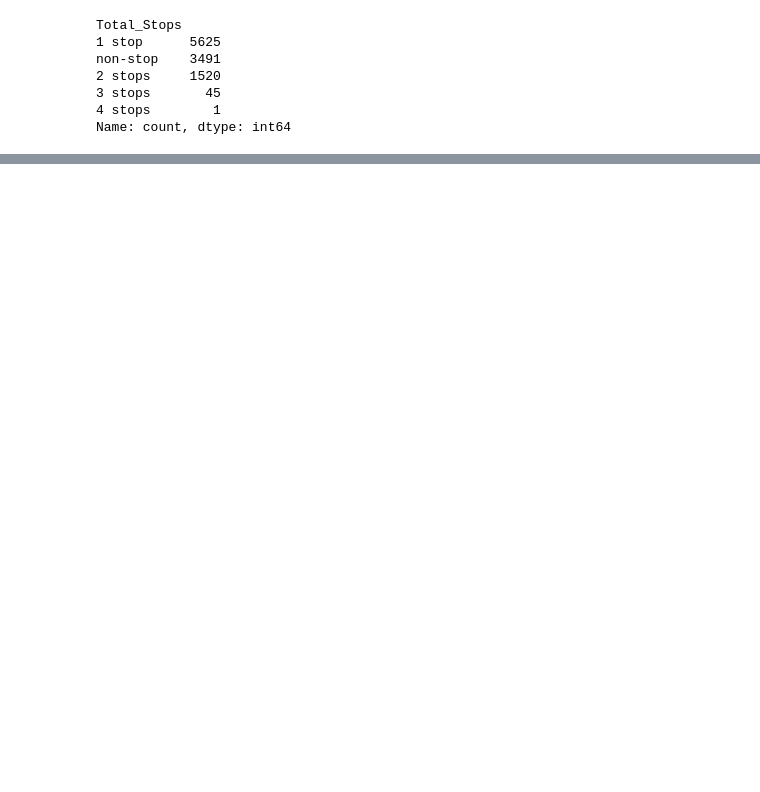
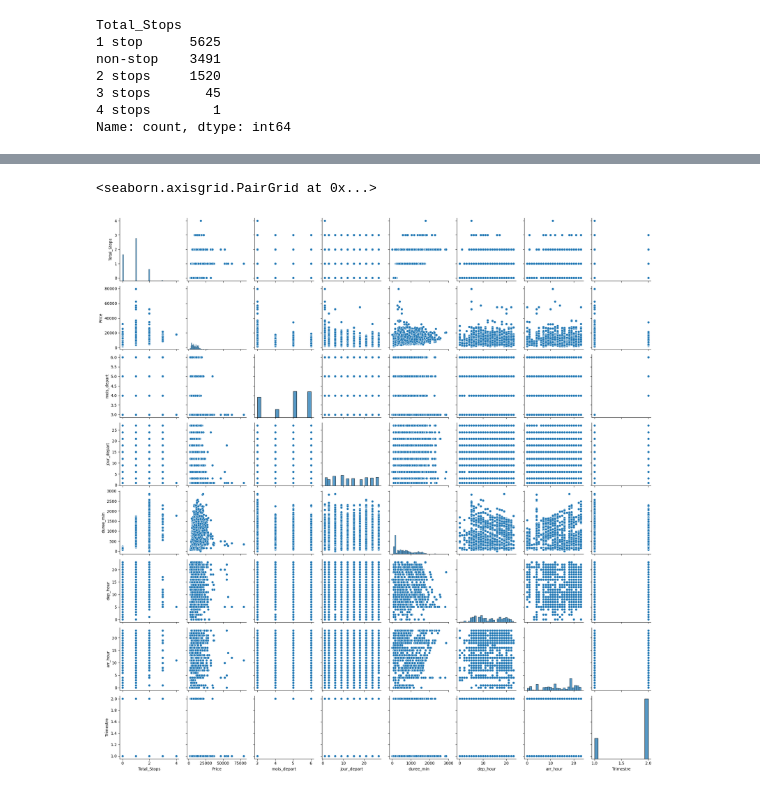
Before and after one commit to IsmaelPami/projet_data_science, a Jupyter notebook: projet.ipynb, the cells around one changed output, grey strips where cells are left out. Cells and saved outputs as stored; diff of their text form; code cells hidden in the pictures; blank space fills up the shorter version.

```diff
--- a/projet.ipynb
+++ b/projet.ipynb
@@ -413,0 +436,5 @@ data_Train["Total_Stops"] = data_Train["Total_Stops"].astype(int)
+# %%
+sns.pairplot(data_Train)
+# %% [output]
+<seaborn.axisgrid.PairGrid at 0x...>
+[figure, added]
```
Also changed, not shown: parts of 22 cells of this notebook.
